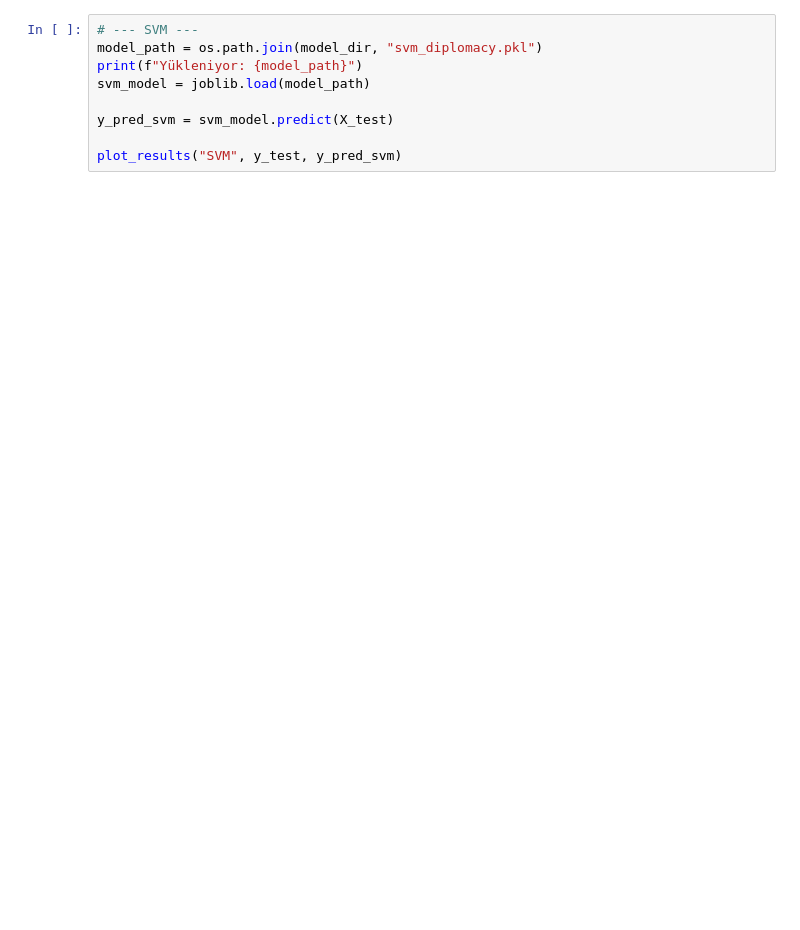
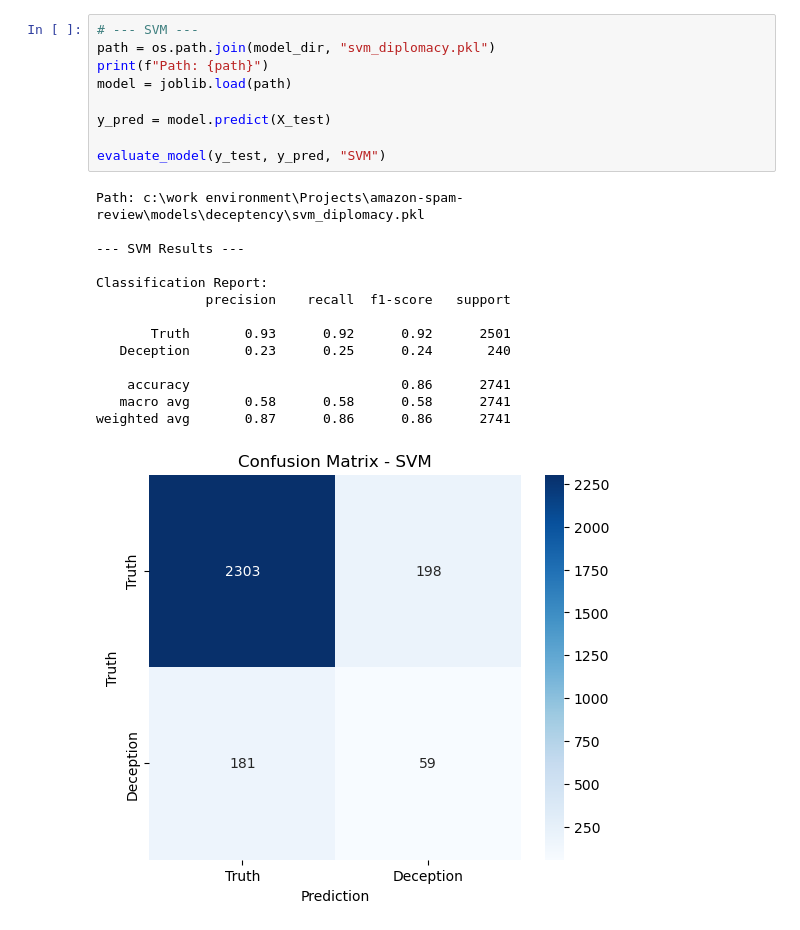
Before and after one commit to AybarsKansu/amazon-fake-review-detector, a Jupyter notebook: notebooks/deceptency/total.ipynb, the cells around one changed output. Drawn from its saved outputs; the diff is of its cells as text; blank space fills up the shorter version.

```diff
--- a/notebooks/deceptency/total.ipynb
+++ b/notebooks/deceptency/total.ipynb
@@ -70,11 +91,26 @@ plot_results("Naive Bayes", y_test, y_pred_nb)
 # %%
 # --- SVM ---
-model_path = os.path.join(model_dir, "svm_diplomacy.pkl")
-print(f"Yükleniyor: {model_path}")
-svm_model = joblib.load(model_path)
+path = os.path.join(model_dir, "svm_diplomacy.pkl")
+print(f"Path: {path}")
+model = joblib.load(path)
 
-y_pred_svm = svm_model.predict(X_test)
+y_pred = model.predict(X_test)
 
-plot_results("SVM", y_test, y_pred_svm)
+evaluate_model(y_test, y_pred, "SVM")
+# %% [output]
+Path: c:\work environment\Projects\amazon-spam-review\models\deceptency\svm_diplomacy.pkl
+
+--- SVM Results ---
+
+Classification Report:
+              precision    recall  f1-score   support
+
+       Truth       0.93      0.92      0.92      2501
+   Deception       0.23      0.25      0.24       240
+
+    accuracy                           0.86      2741
+   macro avg       0.58      0.58      0.58      2741
+weighted avg       0.87      0.86      0.86      2741
+[figure, added]
 # %%
 # --- RANDOM FOREST ---
```
Also changed, not shown: parts of 9 cells of this notebook, 16 other files.
